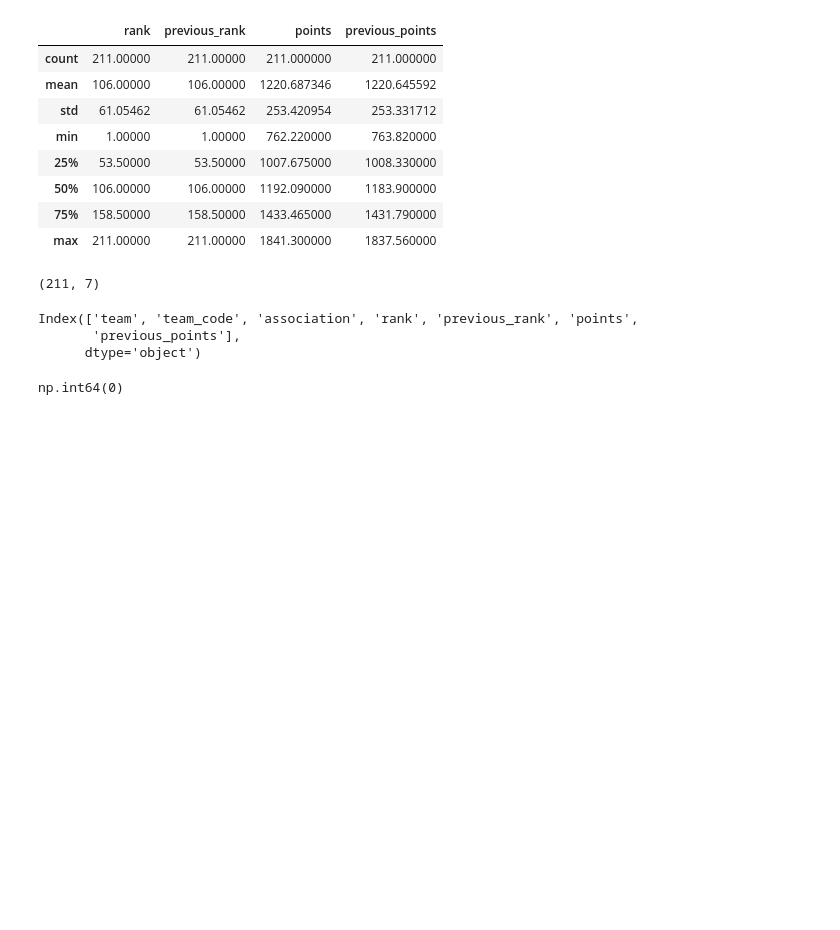
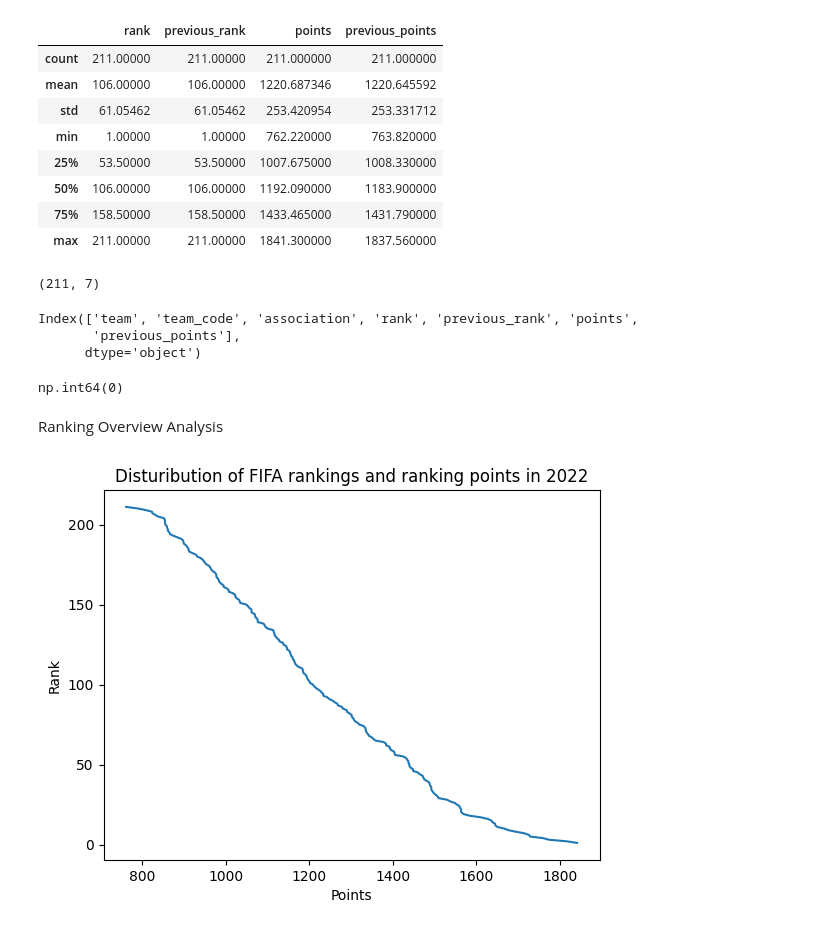
Before and after one commit to ShlokGadhave/l-Football-Analytics-Match-Performance-Goal-Scoring-Insights, a Jupyter notebook: fifa_ranking_2022.ipynb, the cells around one changed output. Drawn from its saved outputs; the diff is of its cells as text; code cells hidden in the pictures; blank space fills up the shorter version.

Commit message:
Ranking Overview Analysis

```diff
--- a/fifa_ranking_2022.ipynb
+++ b/fifa_ranking_2022.ipynb
@@ -61,3 +61,14 @@ Index(['team', 'team_code', 'association', 'rank', 'previous_rank', 'points',
 df.duplicated().sum()
 # %% [output]
 np.int64(0)
+# %% [markdown]
+Ranking Overview Analysis
+# %%
+# overall distribution of FIFA rankings and ranking points in 2022
+sns.lineplot(data=df,x='points',y='rank')
+plt.title('Disturibution of FIFA rankings and ranking points in 2022')
+plt.xlabel('Points')
+plt.ylabel('Rank')
+plt.show()
+# %% [output]
+[figure, added]
```
Also changed, not shown: parts of 9 cells of this notebook.
